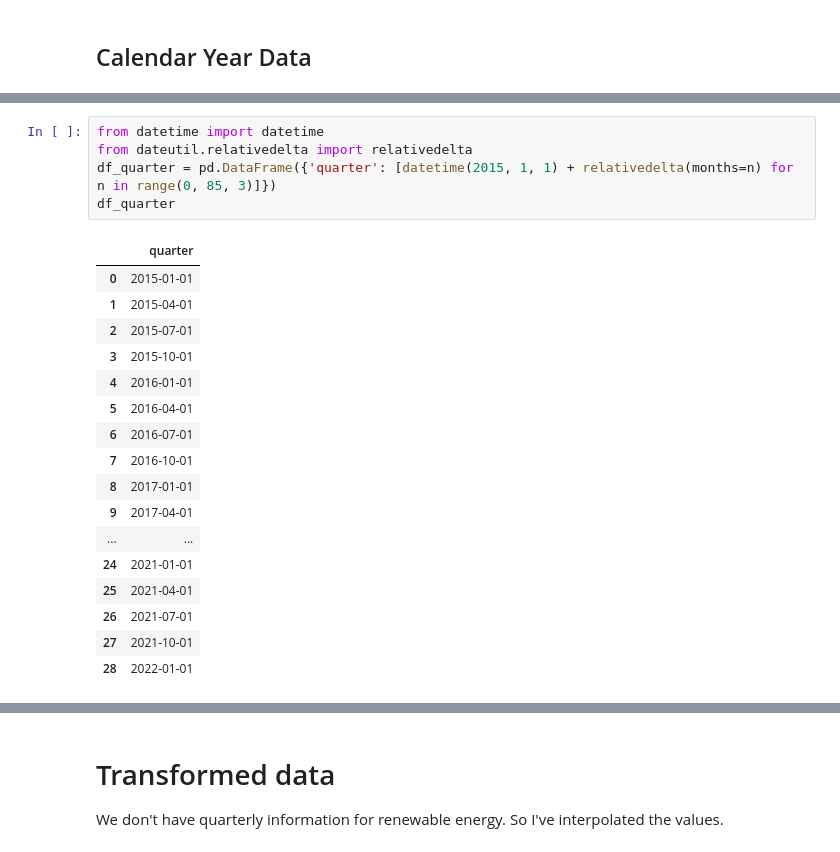
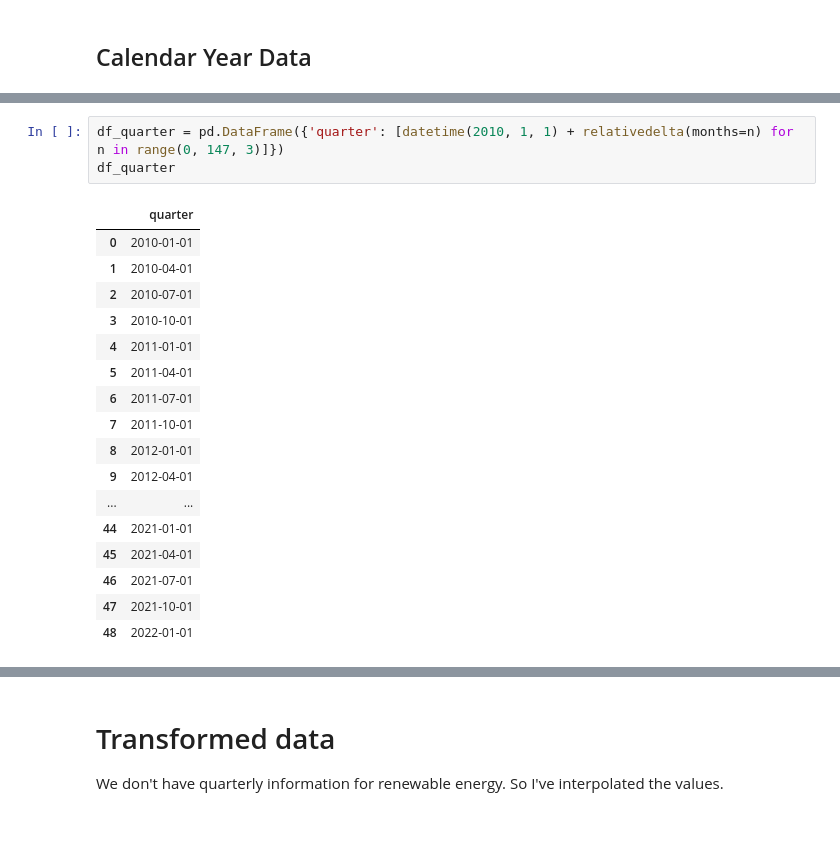
Before and after one commit to z5113296/ZZSC9020-Group-M, a Jupyter notebook: data_discovery/Solar.ipynb, the cells around one changed output, grey strips where cells are left out. Cells and saved outputs as stored; diff of their text form.

```diff
--- a/data_discovery/Solar.ipynb
+++ b/data_discovery/Solar.ipynb
@@ -47,26 +66,24 @@ sns.lineplot(data=df, x='Year', y='Quantity', hue='Fuel')
 # %%
-from datetime import datetime
-from dateutil.relativedelta import relativedelta
-df_quarter = pd.DataFrame({'quarter': [datetime(2015, 1, 1) + relativedelta(months=n) for n in range(0, 85, 3)]})
+df_quarter = pd.DataFrame({'quarter': [datetime(2010, 1, 1) + relativedelta(months=n) for n in range(0, 147, 3)]})
 df_quarter
 # %% [output]
 |  | quarter |
-| 0 | 2015-01-01 |
-| 1 | 2015-04-01 |
-| 2 | 2015-07-01 |
-| 3 | 2015-10-01 |
-| 4 | 2016-01-01 |
-| 5 | 2016-04-01 |
-| 6 | 2016-07-01 |
-| 7 | 2016-10-01 |
-| 8 | 2017-01-01 |
-| 9 | 2017-04-01 |
+| 0 | 2010-01-01 |
+| 1 | 2010-04-01 |
+| 2 | 2010-07-01 |
+| 3 | 2010-10-01 |
+| 4 | 2011-01-01 |
+| 5 | 2011-04-01 |
+| 6 | 2011-07-01 |
+| 7 | 2011-10-01 |
+| 8 | 2012-01-01 |
+| 9 | 2012-04-01 |
 | ... | ... |
-| 24 | 2021-01-01 |
-| 25 | 2021-04-01 |
-| 26 | 2021-07-01 |
-| 27 | 2021-10-01 |
-| 28 | 2022-01-01 |
+| 44 | 2021-01-01 |
+| 45 | 2021-04-01 |
+| 46 | 2021-07-01 |
+| 47 | 2021-10-01 |
+| 48 | 2022-01-01 |
 # %%
 df_re = df.pivot(index='Year', columns='Fuel', values='Quantity').reset_index()
 df_re['quarter'] = df_re['Year'].apply(lambda x: datetime(x, 1, 1))
```
Also changed, not shown: parts of 11 cells of this notebook, 6 other files.
